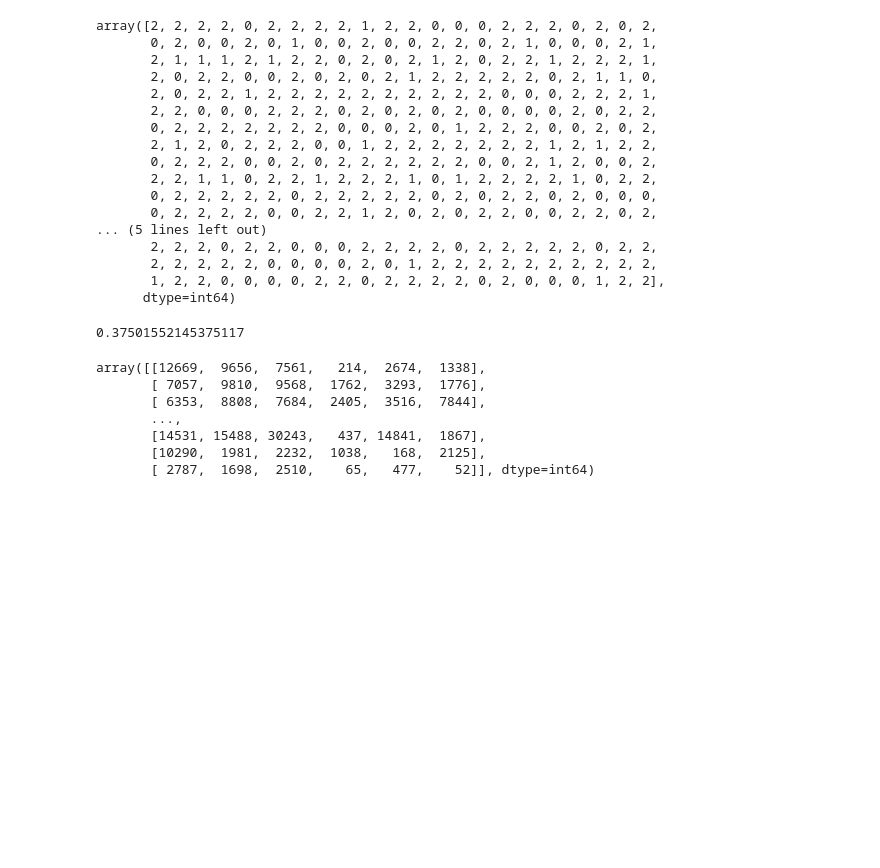
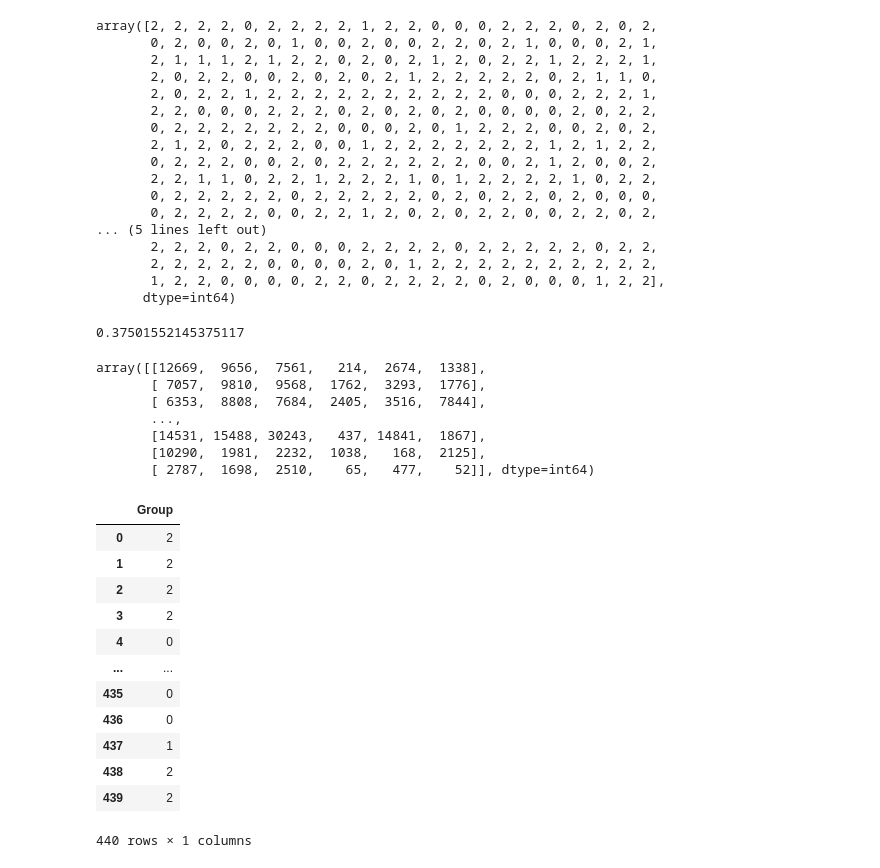
Before and after one commit to Rudrateja012/Excelr-classes, a Jupyter notebook: day20.ipynb, the cells around one changed output. Drawn from its saved outputs; the diff is of its cells as text; code cells hidden in the pictures; blank space fills up the shorter version.

```diff
--- a/day20.ipynb
+++ b/day20.ipynb
@@ -116,3 +116,20 @@ array([[12669,  9656,  7561,   214,  2674,  1338],
        [14531, 15488, 30243,   437, 14841,  1867],
        [10290,  1981,  2232,  1038,   168,  2125],
        [ 2787,  1698,  2510,    65,   477,    52]], dtype=int64)
+# %%
+group_num=pd.DataFrame(cluster,columns=['Group'])
+group_num
+# %% [output]
+|  | Group |
+| 0 | 2 |
+| 1 | 2 |
+| 2 | 2 |
+| 3 | 2 |
+| 4 | 0 |
+| ... | ... |
+| 435 | 0 |
+| 436 | 0 |
+| 437 | 1 |
+| 438 | 2 |
+| 439 | 2 |
+440 rows × 1 columns
```
Also changed, not shown: parts of 4 cells of this notebook.
